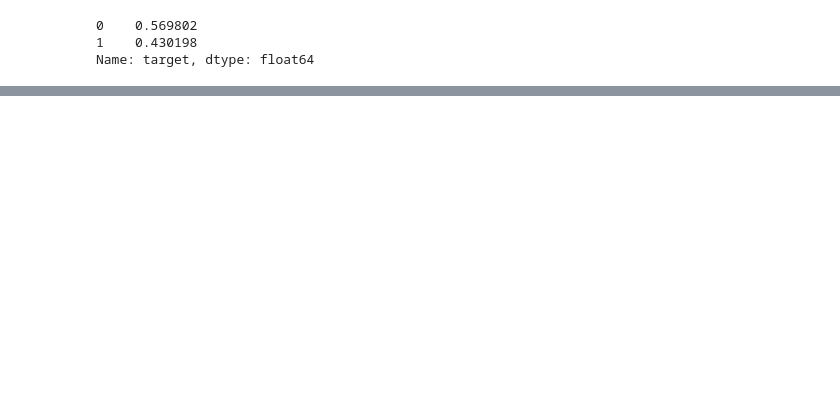
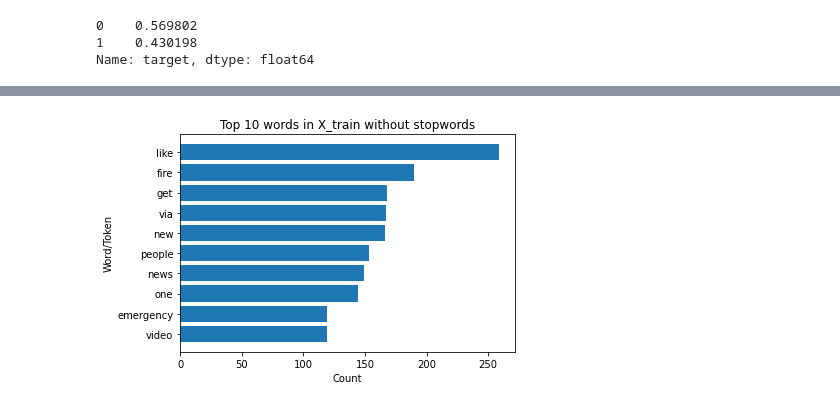
Before and after one commit to zshoorbajee/FlatironProject4, a Jupyter notebook: index_draft.ipynb, the cells around one changed output, grey strips where cells are left out. Drawn from its saved outputs; the diff is of its cells as text; code cells hidden in the pictures; blank space fills up the shorter version.

```diff
--- a/index_draft.ipynb
+++ b/index_draft.ipynb
@@ -202,0 +269,5 @@ Name: target, dtype: float64
+# %%
+stopword_list.extend(['amp', "i'm"])
+# %%
+X_train['text_tokenized_no_sw'] = X_train['text_tokenized'].apply(lambda x: [w for w in x if not w in stopword_list])
+X_train['text_no_sw'] = X_train['text_tokenized_no_sw'].apply(lambda x: ' '.join(x))
@@ -202,0 +283,6 @@ Name: target, dtype: float64
+# %%
+train_freq_dist = FreqDist(X_train['text_tokenized_no_sw'].explode())
+# %%
+plot_top_words(train_freq_dist, title='Top 10 words in X_train without stopwords', cutoff=10)
+# %% [output]
+[figure, added]
```
Also changed, not shown: parts of 34 cells of this notebook.
